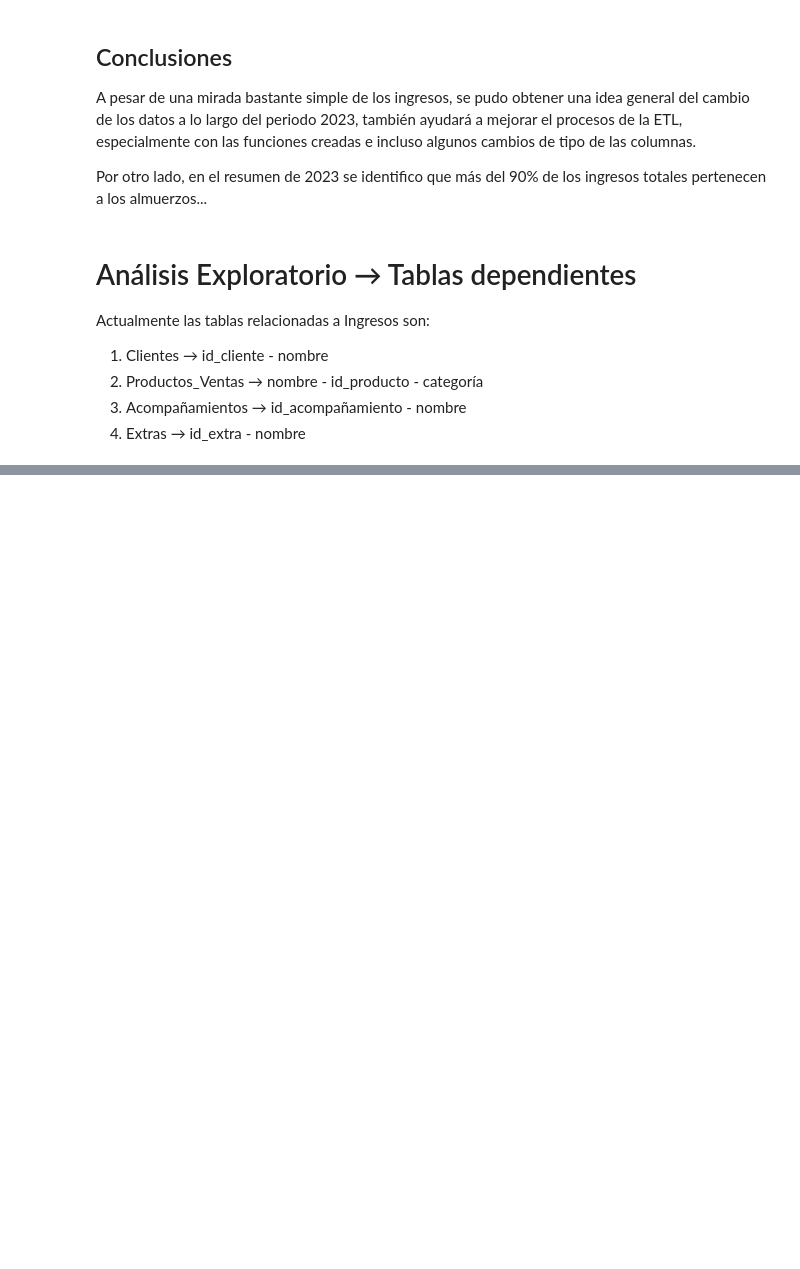
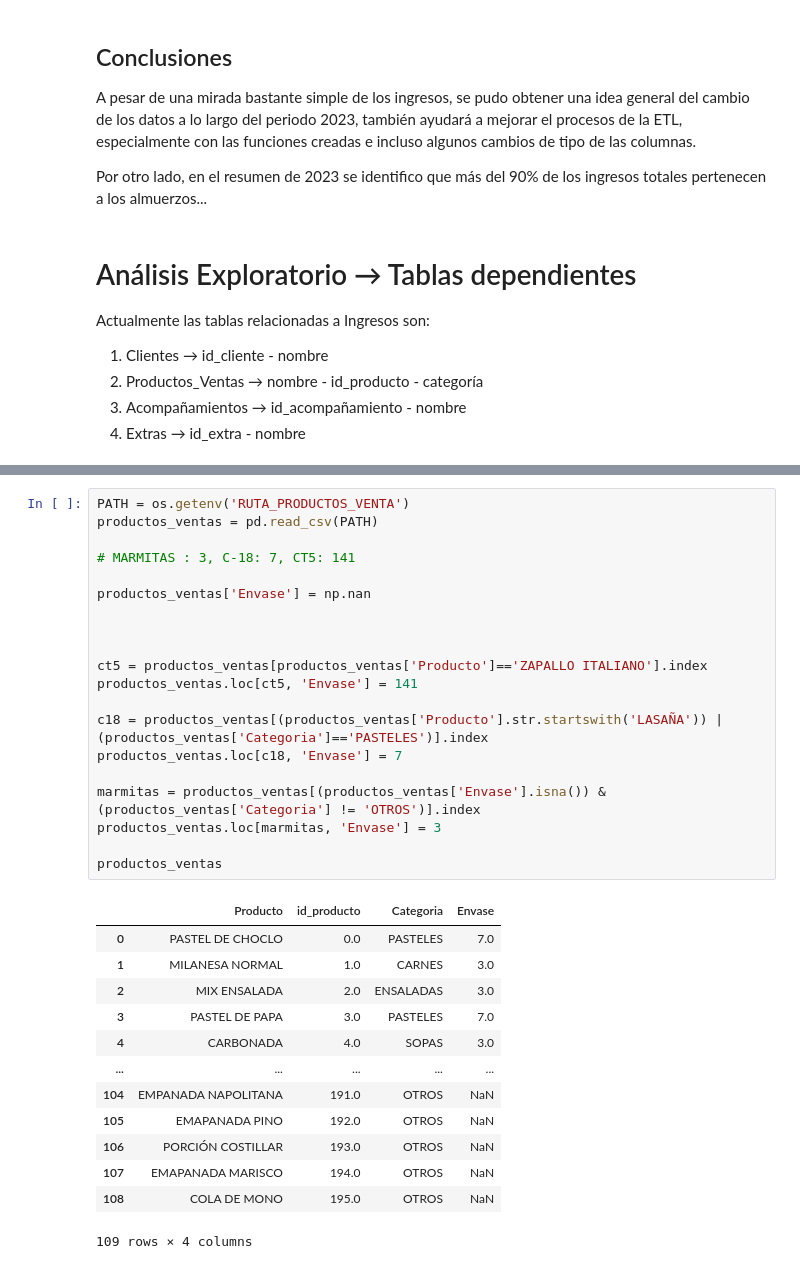
Before and after one commit to pipeyz21/minutaceci, a Jupyter notebook: apps/02_analisis_datos/notebooks/01_exploratorio_ingresos.ipynb, the cells around one changed output, grey strips where cells are left out. Drawn from its saved outputs; the diff is of its cells as text; blank space fills up the shorter version.

```diff
--- a/apps/02_analisis_datos/notebooks/01_exploratorio_ingresos.ipynb
+++ b/apps/02_analisis_datos/notebooks/01_exploratorio_ingresos.ipynb
@@ -454,0 +526,34 @@ clientes
+# %%
+PATH = os.getenv('RUTA_PRODUCTOS_VENTA')
+productos_ventas = pd.read_csv(PATH)
+
+# MARMITAS : 3, C-18: 7, CT5: 141
+
+productos_ventas['Envase'] = np.nan
+
+
+
+ct5 = productos_ventas[productos_ventas['Producto']=='ZAPALLO ITALIANO'].index
+productos_ventas.loc[ct5, 'Envase'] = 141
+
+c18 = productos_ventas[(productos_ventas['Producto'].str.startswith('LASAÑA')) | (productos_ventas['Categoria']=='PASTELES')].index
+productos_ventas.loc[c18, 'Envase'] = 7
+
+marmitas = productos_ventas[(productos_ventas['Envase'].isna()) & (productos_ventas['Categoria'] != 'OTROS')].index
+productos_ventas.loc[marmitas, 'Envase'] = 3
+
+productos_ventas
+# %% [output]
+|  | Producto | id_producto | Categoria | Envase |
+| 0 | PASTEL DE CHOCLO | 0.0 | PASTELES | 7.0 |
+| 1 | MILANESA NORMAL | 1.0 | CARNES | 3.0 |
+| 2 | MIX ENSALADA | 2.0 | ENSALADAS | 3.0 |
+| 3 | PASTEL DE PAPA | 3.0 | PASTELES | 7.0 |
+| 4 | CARBONADA | 4.0 | SOPAS | 3.0 |
+| ... | ... | ... | ... | ... |
+| 104 | EMPANADA NAPOLITANA | 191.0 | OTROS | NaN |
+| 105 | EMAPANADA PINO | 192.0 | OTROS | NaN |
+| 106 | PORCIÓN COSTILLAR | 193.0 | OTROS | NaN |
+| 107 | EMAPANADA MARISCO | 194.0 | OTROS | NaN |
+| 108 | COLA DE MONO | 195.0 | OTROS | NaN |
+109 rows × 4 columns
```
Also changed, not shown: parts of 8 cells of this notebook, 4 other files.
